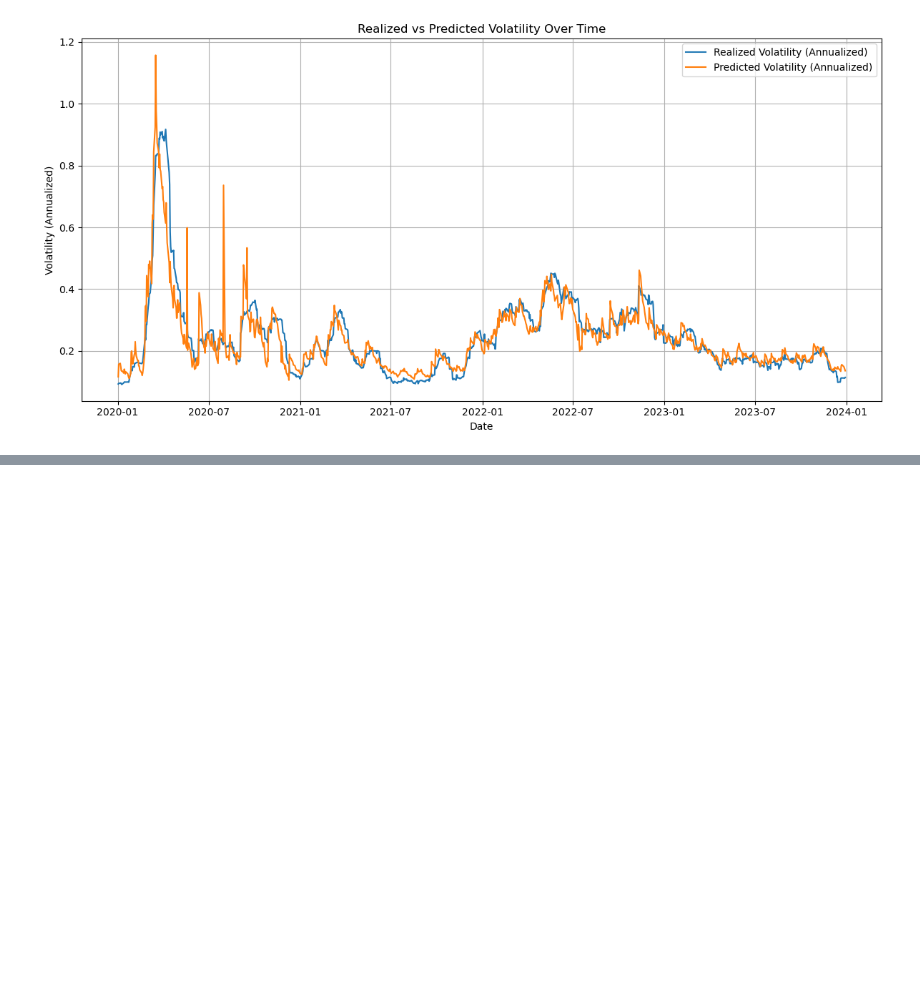
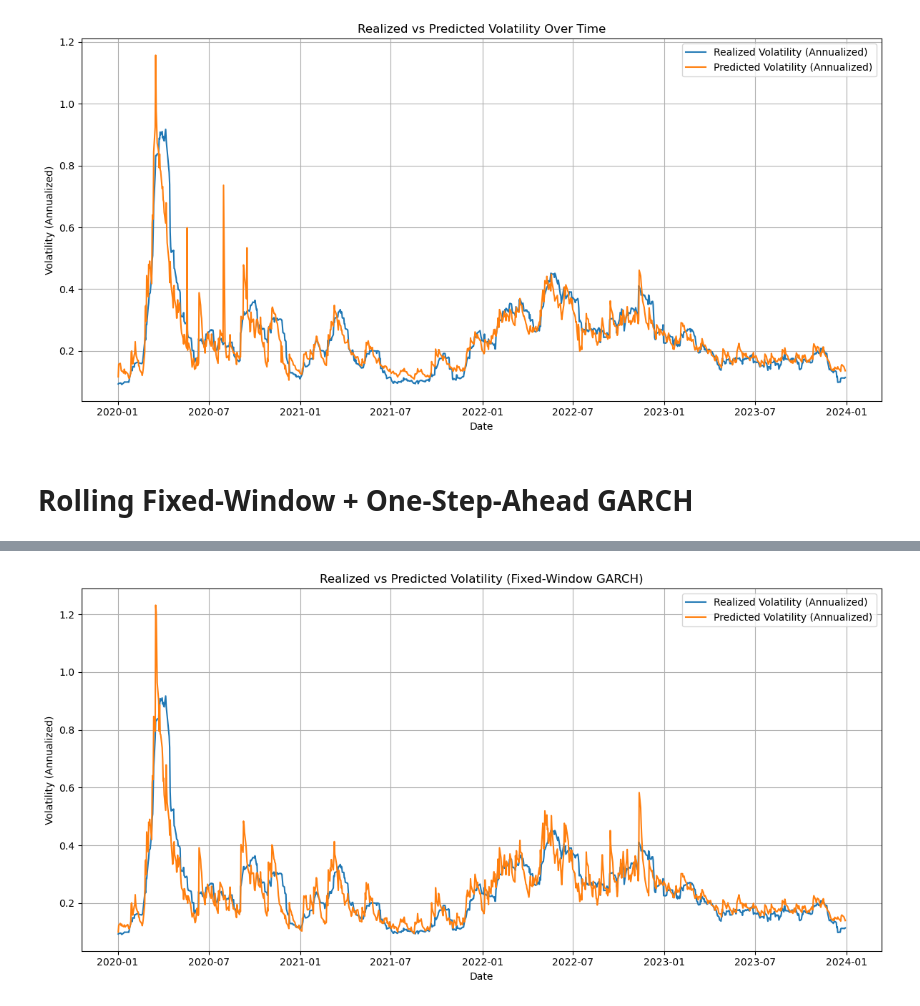
Before and after one commit to Ramil-cyber/IDS_583_Derivatives_Risk-Management_Final-Project, a Jupyter notebook: 20_RiskModel/Garch_model.ipynb, the cells around one changed output, grey strips where cells are left out. Cells and saved outputs as stored; diff of their text form; code cells hidden in the pictures; blank space fills up the shorter version.

Commit message:
garch

```diff
--- a/20_RiskModel/Garch_model.ipynb
+++ b/20_RiskModel/Garch_model.ipynb
@@ -147,3 +150,80 @@ plt.tight_layout()
 plt.show()
 # %% [output]
 [figure]
+# %% [markdown]
+# Rolling Fixed-Window + One-Step-Ahead GARCH
+# %%
+import pandas as pd
+import numpy as np
+from arch import arch_model
+from sklearn.metrics import mean_squared_error, mean_absolute_error, r2_score
+import matplotlib.pyplot as plt
+
+# Prepare data
+main_data["Date"] = pd.to_datetime(main_data["Date"])
+main_data = main_data.sort_values("Date").reset_index(drop=True)
+
+train_cutoff_date = pd.Timestamp("2020-01-01")
+test_end_date = pd.Timestamp("2023-12-31")
+
+test_set = main_data[(main_data["Date"] >= train_cutoff_date) & (main_data["Date"] <= test_end_date)]
+
+predicted_vols = []
+
+for i in range(len(test_set)):
+    current_test_date = test_set.iloc[i]["Date"]
+
+    #  FIXED 3-YEAR WINDOW
+    window_start = current_test_date - pd.DateOffset(years=3)
+    sub_data = main_data[
+        (main_data["Date"] >= window_start) & (main_data["Date"] < current_test_date)
+    ]["QQQ_Return"]
+
+    if len(sub_data) < 200:  # skip if not enough data
+        predicted_vols.append(np.nan)
+        continue
+
+    model = arch_model(sub_data, vol='Garch', p=1, q=1)
+    result = model.fit(disp='off')
+    forecast = result.forecast(horizon=1)
+    pred_var = forecast.variance['h.1'].iloc[-1]
+    predicted_vols.append(np.sqrt(pred_var))
+
+# Create prediction series
+predicted_vol_series = pd.Series(predicted_vols, index=test_set.index)
+predicted_vol_series_ann = predicted_vol_series * np.sqrt(252)
+
+# Match target
+y_true = test_set["QQQ_Realized_Volatility"]
+y_pred = predicted_vol_series_ann
+
+# Drop NaNs from skipped days
+valid = y_pred.notna()
+y_true = y_true[valid]
+y_pred = y_pred[valid]
+
+# Evaluation
+mse = mean_squared_error(y_true, y_pred)
+rmse = np.sqrt(mse)
+mae = mean_absolute_error(y_true, y_pred)
+r2 = r2_score(y_true, y_pred)
+
+print("\n--- GARCH Rolling Fixed-Window Results ---")
+print(f"MSE : {mse:.6f}")
+print(f"RMSE: {rmse:.6f}")
+print(f"MAE : {mae:.6f}")
+print(f"R²  : {r2:.4f}")
+
+# Plot
+plt.figure(figsize=(12, 6))
+plt.plot(test_set.loc[valid, "Date"], y_true, label="Realized Volatility (Annualized)")
+plt.plot(test_set.loc[valid, "Date"], y_pred, label="Predicted Volatility (Annualized)")
+
+plt.legend()
+plt.title("Realized vs Predicted Volatility (Fixed-Window GARCH)")
+plt.xlabel("Date")
+plt.ylabel("Volatility (Annualized)")
+plt.grid(True)
+plt.tight_layout()
+plt.show()
+# %% [output]
@@ -149,0 +252 @@ plt.show()
+[figure, added]
```
Also changed, not shown: parts of 3 cells of this notebook.
